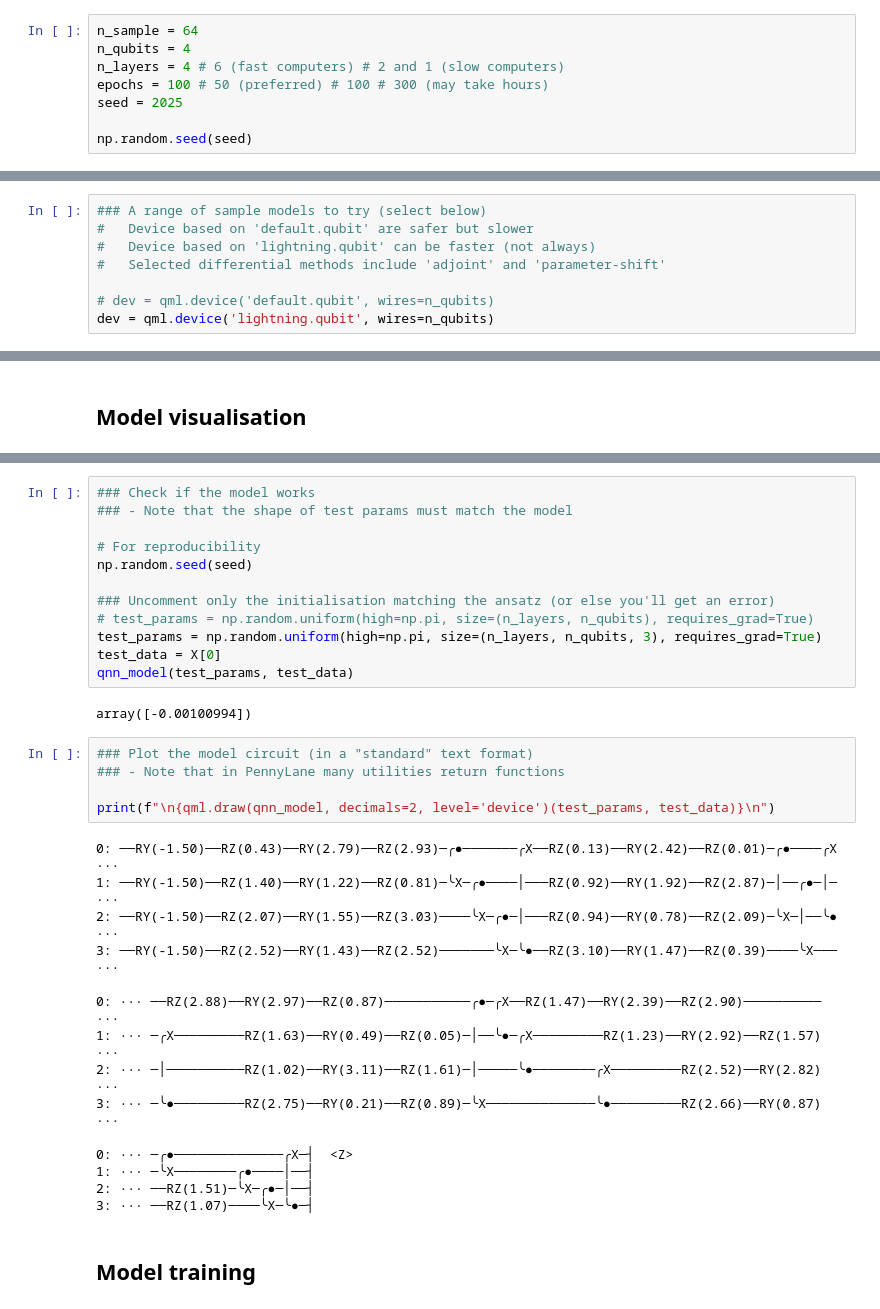
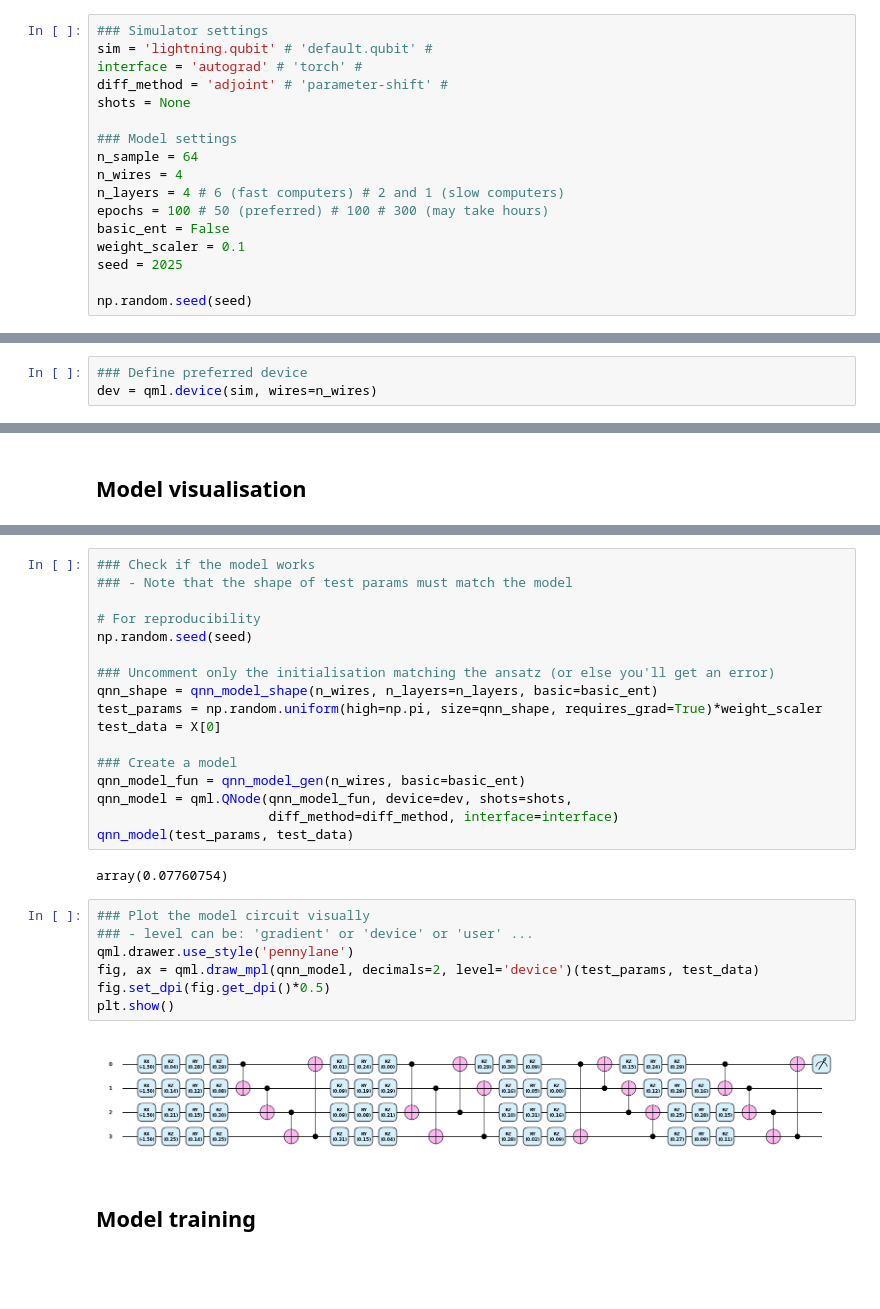
Before and after one commit to ironfrown/pennylane_intro_hands_on, a Jupyter notebook: notebooks/s01_simple_model_v3_6D_demo_09_Secret.ipynb, the cells around one changed output, grey strips where cells are left out. Drawn from its saved outputs; the diff is of its cells as text; blank space fills up the shorter version.

```diff
--- a/notebooks/s01_simple_model_v3_6D_demo_09_Secret.ipynb
+++ b/notebooks/s01_simple_model_v3_6D_demo_09_Secret.ipynb
@@ -79,10 +79,19 @@ import torch
 # %% [markdown]
 ## Settings
 # %%
+### Simulator settings
+sim = 'lightning.qubit' # 'default.qubit' #
+interface = 'autograd' # 'torch' #
+diff_method = 'adjoint' # 'parameter-shift' #
+shots = None
+
+### Model settings
 n_sample = 64
-n_qubits = 4
+n_wires = 4
 n_layers = 4 # 6 (fast computers) # 2 and 1 (slow computers)
 epochs = 100 # 50 (preferred) # 100 # 300 (may take hours)
+basic_ent = False
+weight_scaler = 0.1
 seed = 2025
 
 np.random.seed(seed)
@@ -116,11 +125,6 @@ plt.show()
 # %% [markdown]
 ## Alternative model definitions
 # %%
-### A range of sample models to try (select below)
-#   Device based on 'default.qubit' are safer but slower
-#   Device based on 'lightning.qubit' can be faster (not always)
-#   Selected differential methods include 'adjoint' and 'parameter-shift'
-
-# dev = qml.device('default.qubit', wires=n_qubits)
-dev = qml.device('lightning.qubit', wires=n_qubits)
+### Define preferred device
+dev = qml.device(sim, wires=n_wires)
 # %% [markdown]
@@ -178,32 +201,26 @@ StronglyEntanglingLayers shape: (4, 4, 3)
 np.random.seed(seed)
 
 ### Uncomment only the initialisation matching the ansatz (or else you'll get an error)
-# test_params = np.random.uniform(high=np.pi, size=(n_layers, n_qubits), requires_grad=True)
-test_params = np.random.uniform(high=np.pi, size=(n_layers, n_qubits, 3), requires_grad=True)
+qnn_shape = qnn_model_shape(n_wires, n_layers=n_layers, basic=basic_ent)
+test_params = np.random.uniform(high=np.pi, size=qnn_shape, requires_grad=True)*weight_scaler
 test_data = X[0]
+
+### Create a model
+qnn_model_fun = qnn_model_gen(n_wires, basic=basic_ent)
+qnn_model = qml.QNode(qnn_model_fun, device=dev, shots=shots,
+                      diff_method=diff_method, interface=interface)
 qnn_model(test_params, test_data)
 # %% [output]
-array([-0.00100994])
+array(0.07760754)
 # %%
-### Plot the model circuit (in a "standard" text format)
-### - Note that in PennyLane many utilities return functions
-
-print(f"\n{qml.draw(qnn_model, decimals=2, level='device')(test_params, test_data)}\n")
+### Plot the model circuit visually
+### - level can be: 'gradient' or 'device' or 'user' ...
+qml.drawer.use_style('pennylane')
+fig, ax = qml.draw_mpl(qnn_model, decimals=2, level='device')(test_params, test_data)
+fig.set_dpi(fig.get_dpi()*0.5)
+plt.show()
 # %% [output]
-0: ──RY(-1.50)──RZ(0.43)──RY(2.79)──RZ(2.93)─╭●───────╭X──RZ(0.13)──RY(2.42)──RZ(0.01)─╭●────╭X ···
-1: ──RY(-1.50)──RZ(1.40)──RY(1.22)──RZ(0.81)─╰X─╭●────│───RZ(0.92)──RY(1.92)──RZ(2.87)─│──╭●─│─ ···
-2: ──RY(-1.50)──RZ(2.07)──RY(1.55)──RZ(3.03)────╰X─╭●─│───RZ(0.94)──RY(0.78)──RZ(2.09)─╰X─│──╰● ···
-3: ──RY(-1.50)──RZ(2.52)──RY(1.43)──RZ(2.52)───────╰X─╰●──RZ(3.10)──RY(1.47)──RZ(0.39)────╰X─── ···
-
-0: ··· ──RZ(2.88)──RY(2.97)──RZ(0.87)───────────╭●─╭X──RZ(1.47)──RY(2.39)──RZ(2.90)────────── ···
-1: ··· ─╭X─────────RZ(1.63)──RY(0.49)──RZ(0.05)─│──╰●─╭X─────────RZ(1.23)──RY(2.92)──RZ(1.57) ···
-2: ··· ─│──────────RZ(1.02)──RY(3.11)──RZ(1.61)─│─────╰●────────╭X─────────RZ(2.52)──RY(2.82) ···
-3: ··· ─╰●─────────RZ(2.75)──RY(0.21)──RZ(0.89)─╰X──────────────╰●─────────RZ(2.66)──RY(0.87) ···
-
-0: ··· ─╭●──────────────╭X─┤  <Z>
-1: ··· ─╰X────────╭●────│──┤
-2: ··· ──RZ(1.51)─╰X─╭●─│──┤
-3: ··· ──RZ(1.07)────╰X─╰●─┤
+[figure, added]
 # %% [markdown]
 ## Model training
 # %% [markdown]
```
Also changed, not shown: parts of 9 cells of this notebook, 1 other file.
